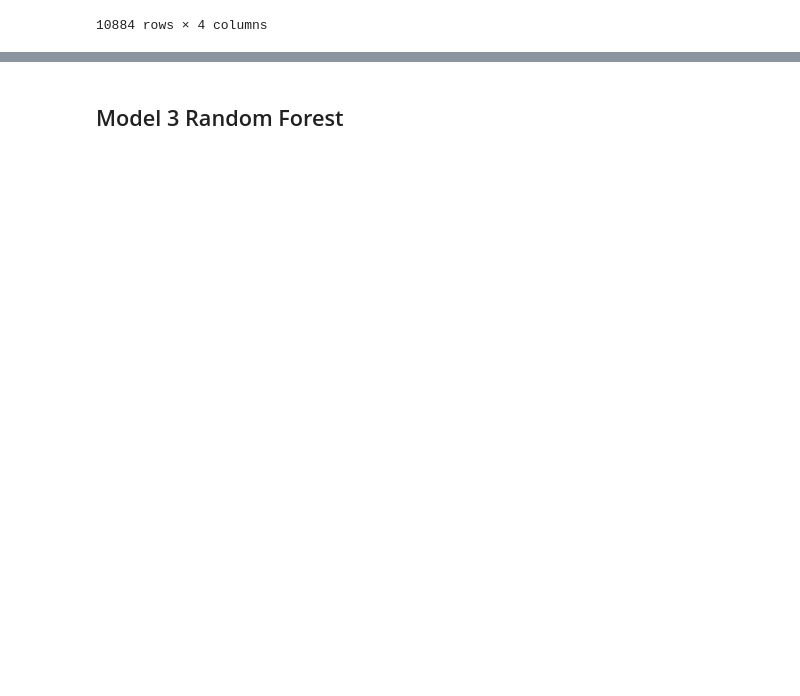
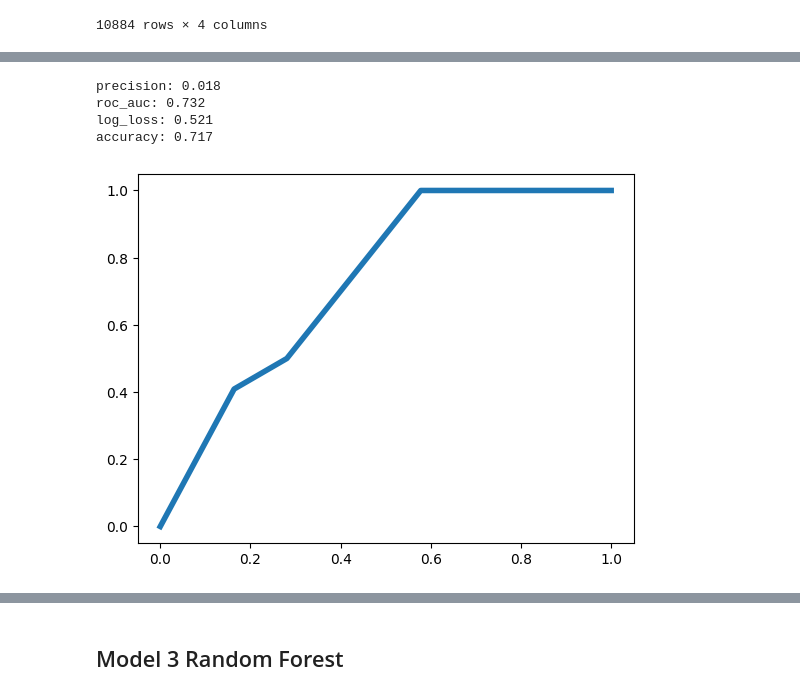
Before and after one commit to jill-data/DL-Insurance-Fraud-Detection, a Jupyter notebook: DT 2nd model.ipynb, the cells around one changed output, grey strips where cells are left out. Saved outputs shown, nothing was run; the diff lists cells and outputs as text; code cells hidden in the pictures; blank space fills up the shorter version.

Commit message:
DT model

```diff
--- a/DT 2nd model.ipynb
+++ b/DT 2nd model.ipynb
@@ -567,5 +346,2 @@ test_data = df_insurance_claims_clean["Fraud"]
 # %%
-train_date = df_insurance_claims_clean.drop(columns = ["Fraud"])
+X = df_insurance_claims_clean.drop(columns = ["Fraud"], axis=1)
-# %%
-X = train_date
-y = test_data
@@ -620,0 +348,6 @@ df_result.to_csv("result.csv")
+# %%
+# Split
+X_train, X_test, y_train, y_test = train_test_split(X, y, test_size=0.2, stratify=y, random_state=120)
+
+print(f'Training on {len(X_train)} observations and testing on {len(X_test)} observations')
+print('Number of features:', len(X_train.columns))
@@ -620,0 +361,11 @@ df_result.to_csv("result.csv")
+# %%
+model = DecisionTreeClassifier(random_state=42)
+
+parameters = {
+    'max_depth': [3, 4, 5, 6, 7, 10, None],
+    'min_samples_split': [0.05, 0.1, 0.2],
+    'class_weight': [None, 'balanced'],
+}
+
+random.seed(123)
+clf = grid_search(model, parameters, X_train, X_test, y_train, y_test)
@@ -620,0 +384,20 @@ df_result.to_csv("result.csv")
+# %%
+# retrain
+best_model = DecisionTreeClassifier(**clf.best_params_).fit(X_train, y_train)
+y_pred_test = best_model.predict(X_test)
+y_pred_test_prob = best_model.predict_proba(X_test)[:, 1]
+
+print('precision:', np.round(precision_score(y_test, y_pred_test), 3))
+print('roc_auc:', np.round(roc_auc_score(y_test, y_pred_test_prob), 3))
+print('log_loss:', np.round(log_loss(y_test, y_pred_test_prob), 3))
+print('accuracy:', np.round(accuracy_score(y_test, y_pred_test), 3))
+
+fpr, tpr, thresholds = roc_curve(y_test, y_pred_test_prob)
+plt.plot(fpr, tpr, linewidth=4)
+plt.show()
+# %% [output]
+precision: 0.018
+roc_auc: 0.732
+log_loss: 0.521
+accuracy: 0.717
+[figure, added]
```
Also changed, not shown: parts of 86 cells of this notebook.
